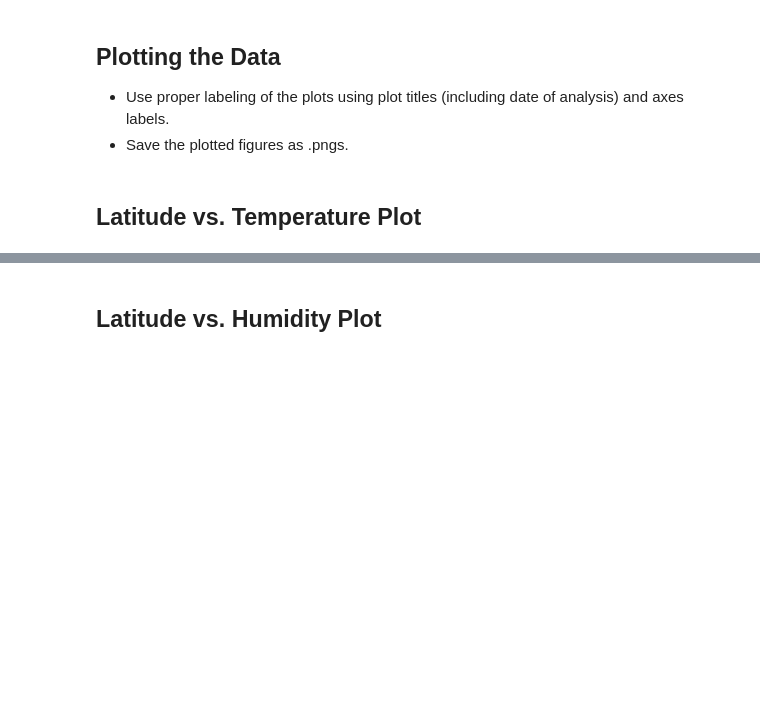
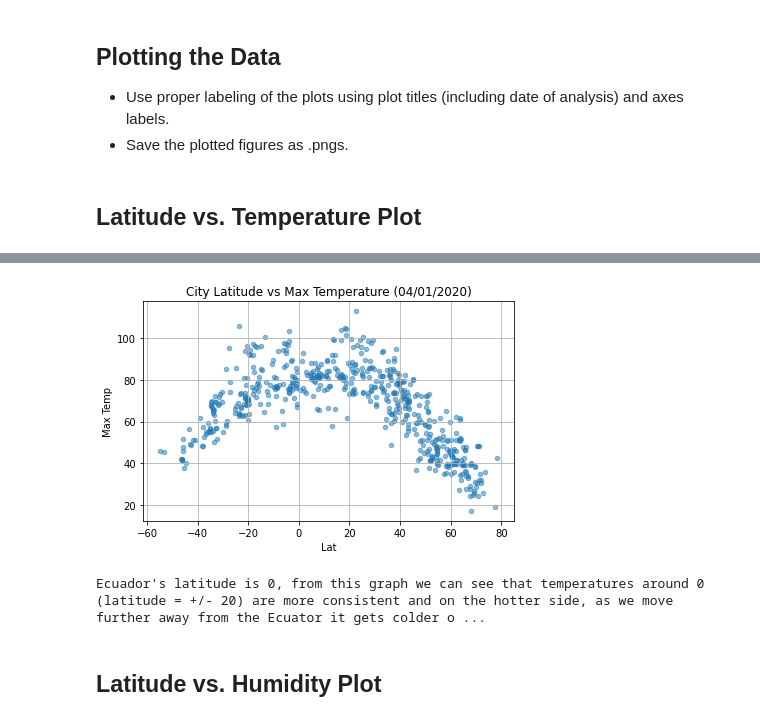
Before and after one commit to gnzamudio/python-api-challenge, a Jupyter notebook: WeatherPy.ipynb, the cells around one changed output, grey strips where cells are left out. Saved outputs shown, nothing was run; the diff lists cells and outputs as text; code cells hidden in the pictures; blank space fills up the shorter version.

Commit message:
scatter plots, 4 figures

```diff
--- a/WeatherPy.ipynb
+++ b/WeatherPy.ipynb
@@ -181,2 +179,18 @@ weather_df.tail()
+# %%
+#plot for City Latitude vs Max Temperature on 4/01/20
+on_date= '(04/01/2020)'
+
+weather_df.plot.scatter(
+    x='Lat',y= 'Max Temp', grid= True, alpha= 0.5, xlabel="Latitude", ylabel= "Max Temperature",
+    title= f'City Latitude vs Max Temperature {on_date}'
+)
+
+plt.tight_layout()
+plt.show()
+
+print("Ecuador's latitude is 0, from this graph we can see that temperatures around 0 (latitude = +/- 20) are more consistent and on the hotter side, as we move further away from the Ecuator it gets colder on both directions. ")
+# %% [output]
+[figure, added]
+Ecuador's latitude is 0, from this graph we can see that temperatures around 0 (latitude = +/- 20) are more consistent and on the hotter side, as we move further away from the Ecuator it gets colder o ...
 # %% [markdown]
 ## Latitude vs. Humidity Plot
```
Also changed, not shown: parts of 9 cells of this notebook, 4 other files.
